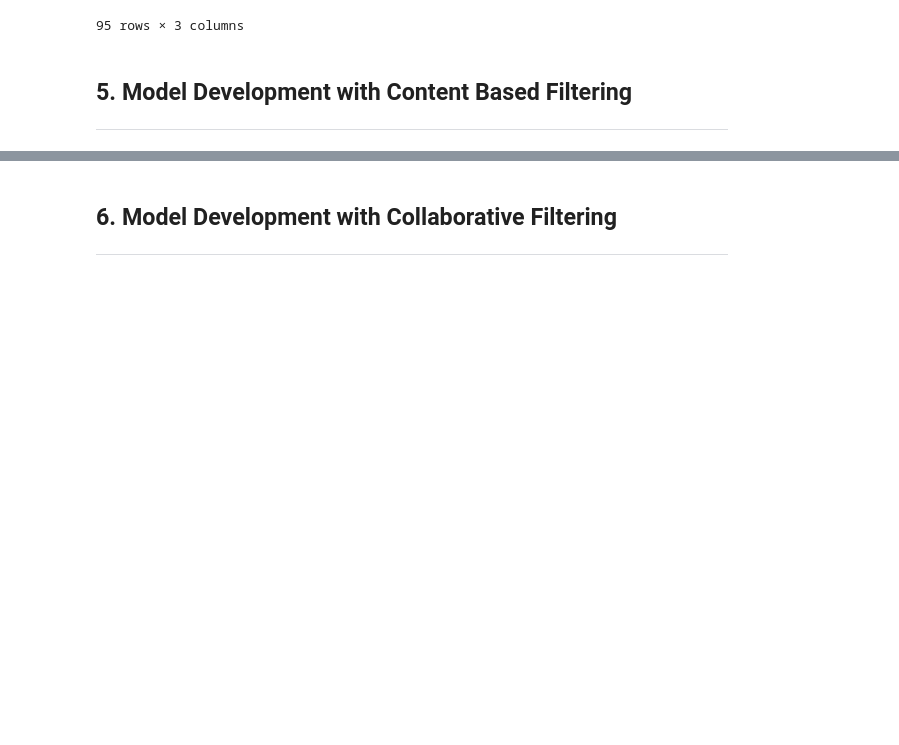
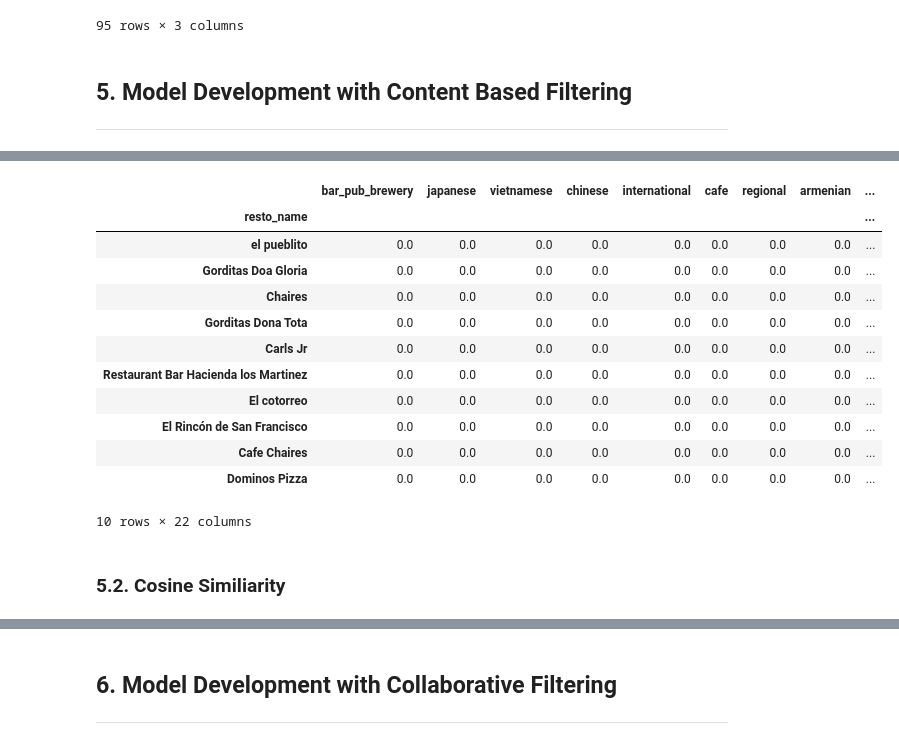
Before and after one commit to naufalmuafi/restaurant-recommender-system, a Jupyter notebook: main.ipynb, the cells around one changed output, grey strips where cells are left out. Drawn from its saved outputs; the diff is of its cells as text; code cells hidden in the pictures; blank space fills up the shorter version.

```diff
--- a/main.ipynb
+++ b/main.ipynb
@@ -534,3 +537,6 @@ resto_new
 # %% [markdown]
 ## 5. Model Development with Content Based Filtering
 ---
+# %%
+data = resto_new
+data.sample(5)
@@ -536,0 +564,3 @@ resto_new
+# %%
+tfidf_matrix = tf.fit_transform(data['cuisine'])
+tfidf_matrix.shape
@@ -536,0 +580,26 @@ resto_new
+# %%
+# create dataframe to view tf-idf matrix
+# column contains cuisine
+# row contains resto name
+
+pd.DataFrame(
+    tfidf_matrix.todense(),
+    columns=tf.get_feature_names_out(),
+    index=data.resto_name
+).sample(22, axis=1).sample(10, axis=0)
+# %% [output]
+|  | bar_pub_brewery | japanese | vietnamese | chinese | international | cafe | regional | armenian | ... |
+| resto_name |  |  |  |  |  |  |  |  | ... |
+| el pueblito | 0.0 | 0.0 | 0.0 | 0.0 | 0.0 | 0.0 | 0.0 | 0.0 | ... |
+| Gorditas Doa Gloria | 0.0 | 0.0 | 0.0 | 0.0 | 0.0 | 0.0 | 0.0 | 0.0 | ... |
+| Chaires | 0.0 | 0.0 | 0.0 | 0.0 | 0.0 | 0.0 | 0.0 | 0.0 | ... |
+| Gorditas Dona Tota | 0.0 | 0.0 | 0.0 | 0.0 | 0.0 | 0.0 | 0.0 | 0.0 | ... |
+| Carls Jr | 0.0 | 0.0 | 0.0 | 0.0 | 0.0 | 0.0 | 0.0 | 0.0 | ... |
+| Restaurant Bar Hacienda los Martinez | 0.0 | 0.0 | 0.0 | 0.0 | 0.0 | 0.0 | 0.0 | 0.0 | ... |
+| El cotorreo | 0.0 | 0.0 | 0.0 | 0.0 | 0.0 | 0.0 | 0.0 | 0.0 | ... |
+| El Rincón de San Francisco | 0.0 | 0.0 | 0.0 | 0.0 | 0.0 | 0.0 | 0.0 | 0.0 | ... |
+| Cafe Chaires | 0.0 | 0.0 | 0.0 | 0.0 | 0.0 | 0.0 | 0.0 | 0.0 | ... |
+| Dominos Pizza | 0.0 | 0.0 | 0.0 | 0.0 | 0.0 | 0.0 | 0.0 | 0.0 | ... |
+10 rows × 22 columns
+# %% [markdown]
+### 5.2. Cosine Similiarity
```
Also changed, not shown: parts of 15 cells of this notebook.
